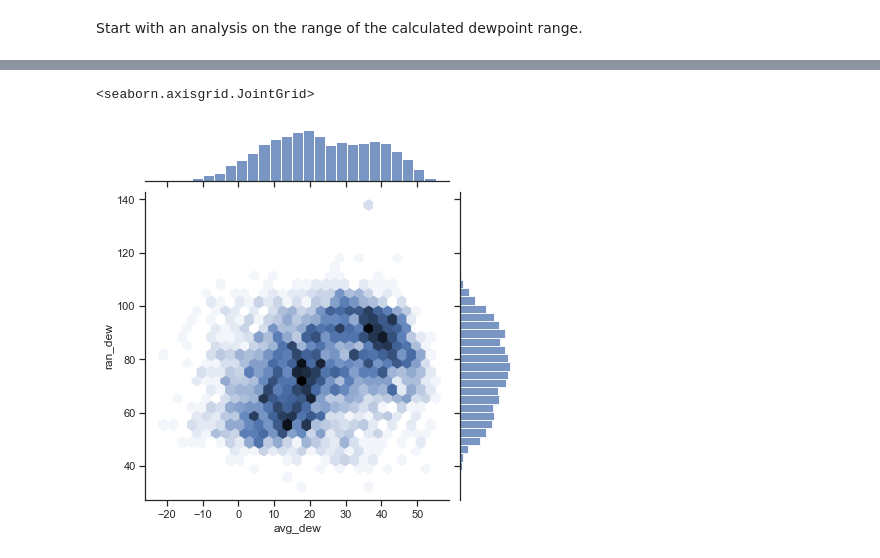
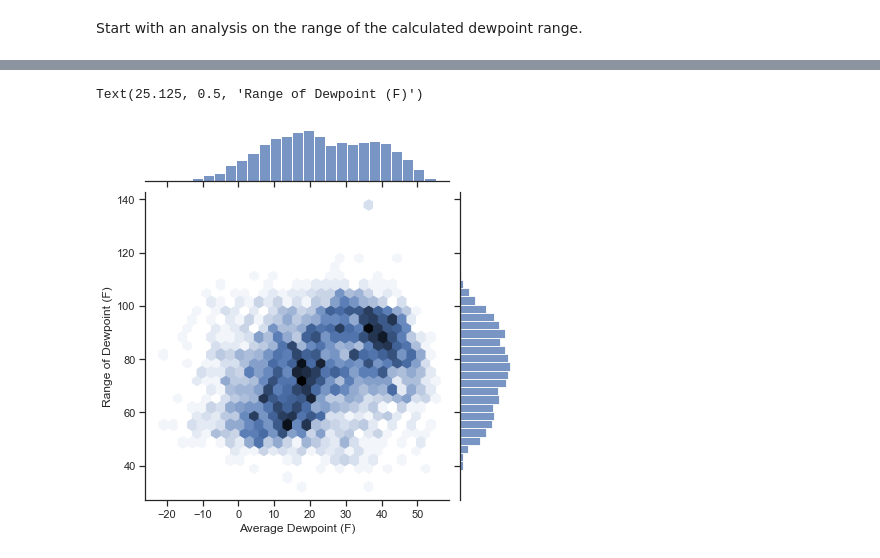
Before and after one commit to ubco-W2022T1-cosc301/project-group29, a Jupyter notebook: notebooks/analysis1.ipynb, the cells around one changed output, grey strips where cells are left out. Drawn from its saved outputs; the diff is of its cells as text; code cells hidden in the pictures.

```diff
--- a/notebooks/analysis1.ipynb
+++ b/notebooks/analysis1.ipynb
@@ -312,10 +321,8 @@ NameError: name 'plt' is not defined
 # %%
 sns.set_theme(style="ticks")
 sns.jointplot(x='avg_dew',y='ran_dew', data=df_3, kind='hex')
-
-# sns.jointplot(x='Month',y='avg_dew', data=df_3, kind='hex')
-# plt.xlabel("Sols Elapsed")
-# plt.ylabel("Max. Temp. ($\degree$C)")
+plt.xlabel("Average Dewpoint (F)")
+plt.ylabel("Range of Dewpoint (F)")
 # %% [output]
-<seaborn.axisgrid.JointGrid>
+Text(25.125, 0.5, 'Range of Dewpoint (F)')
-[figure, old version]
+[figure, new version]
```
Also changed, not shown: parts of 8 cells of this notebook.
